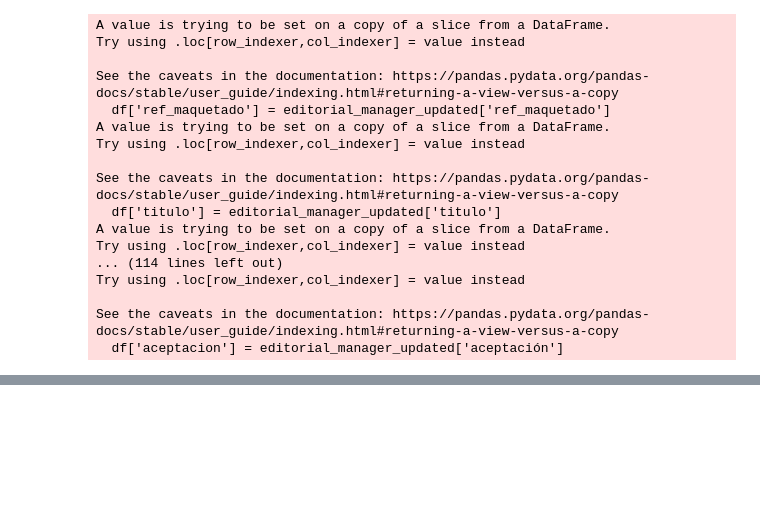
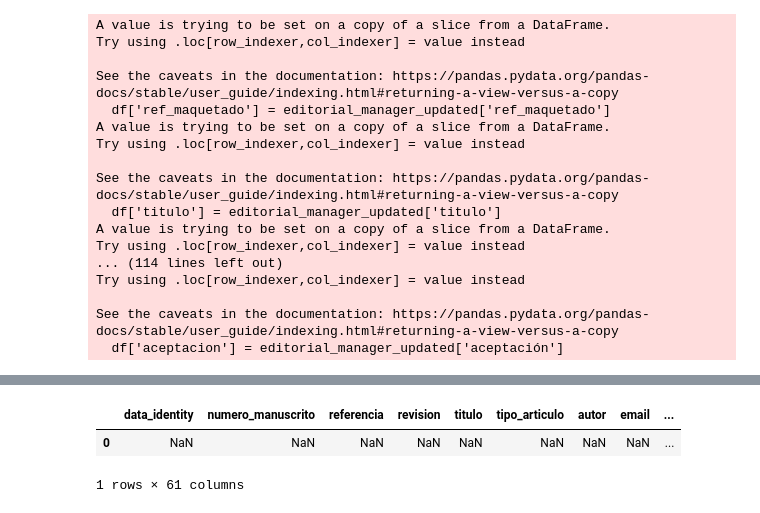
Before and after one commit to hormigo69/editorial_manager, a Jupyter notebook: excel inicial.ipynb, the cells around one changed output, grey strips where cells are left out. Drawn from its saved outputs; the diff is of its cells as text; code cells hidden in the pictures; blank space fills up the shorter version.

```diff
--- a/excel inicial.ipynb
+++ b/excel inicial.ipynb
@@ -405,0 +437,26 @@ df.to_csv('editorial_manager_updated.csv', index=False)
+# %%
+#change the data type to int in data_identity, est_ev_completo, est_ev_aceptado, est_ev_invitado, est_ev_rechazado, est_ev_tarde, año, pmid, etapa_1, etapa_2, etapa_3, etapa_4, etapa_5, etapa_6, maquet_in_press
+
+int_type = ['data_identity', 'est_ev_completo', 'est_ev_aceptado', 'est_ev_invitado', 'est_ev_rechazado', 'est_ev_tarde',
+ 'año', 'pmid', 'etapa_1', 'etapa_2', 'etapa_3', 'etapa_4', 'etapa_5', 'etapa_6', 'maquet_in_press']
+
+for i in int_type:
+    editorial_manager_updated[i] = editorial_manager_updated[i].astype(int)
+# %%
+#change activo and mas_de_10_dias to boolean
+
+editorial_manager_updated['activo'] = editorial_manager_updated['activo'].astype(bool)
+editorial_manager_updated['mas_de_10_dias'] = editorial_manager_updated['mas_de_10_dias'].astype(bool)
+# %%
+#change the elements fo thelist to date in dd/mm/yyyy format withouth time
+
+date_type = [ 'fecha_inicial', 'estado_actual', 'fecha_estado', 'fecha_vencimiento', 'entrada', 'revision_1',
+         'comentarios_ultimo_revisor', 'decision_editor_autor', 'entrada_r1', 'revision_r1',
+            'comentarios_completos_r1', 'decision_editor_r1', 'entrada_r2', 'revision_r2',
+            'comentarios_completos_r2', 'decision_editor_r2', 'entrada_r3', 'revision_r3',
+            'comentarios_completos_r3', 'decision_editor_r3', 'entrada_r4', 'revision_r4',
+            'comentarios_completos_r4', 'rechazo', 'aceptación', 'maquetación', 'in press',
+            'publicado', 'ultima_accion']
+
+for col in date_type:
+    editorial_manager_updated[col] = pd.to_datetime(editorial_manager_updated[col], format='%d/%m/%Y')
@@ -405,0 +489,17 @@ df.to_csv('editorial_manager_updated.csv', index=False)
+# %%
+#save 12/3/2020 in fecha_inicial in a new row stores in dd/mm/yyyy format formating before with strftime
+fecha = '12/3/2020'
+from datetime import datetime
+
+#validate if the date is in the correct format
+try:
+    datetime.strptime(fecha, '%d/%m/%Y')
+    print('correct format')
+    #add the fecha to the new row
+    editorial_manager_updated.loc[0, 'fecha_inicial'] = fecha
+
+
+except ValueError:
+    print('incorrect format')
+
+editorial_manager_updated.loc[0, 'fecha_inicial']
@@ -405,0 +509,6 @@ df.to_csv('editorial_manager_updated.csv', index=False)
+# %%
+editorial_manager_updated
+# %% [output]
+|  | data_identity | numero_manuscrito | referencia | revision | titulo | tipo_articulo | autor | email | ... |
+| 0 | NaN | NaN | NaN | NaN | NaN | NaN | NaN | NaN | ... |
+1 rows × 61 columns
```
Also changed, not shown: parts of 40 cells of this notebook, 1 other file.
